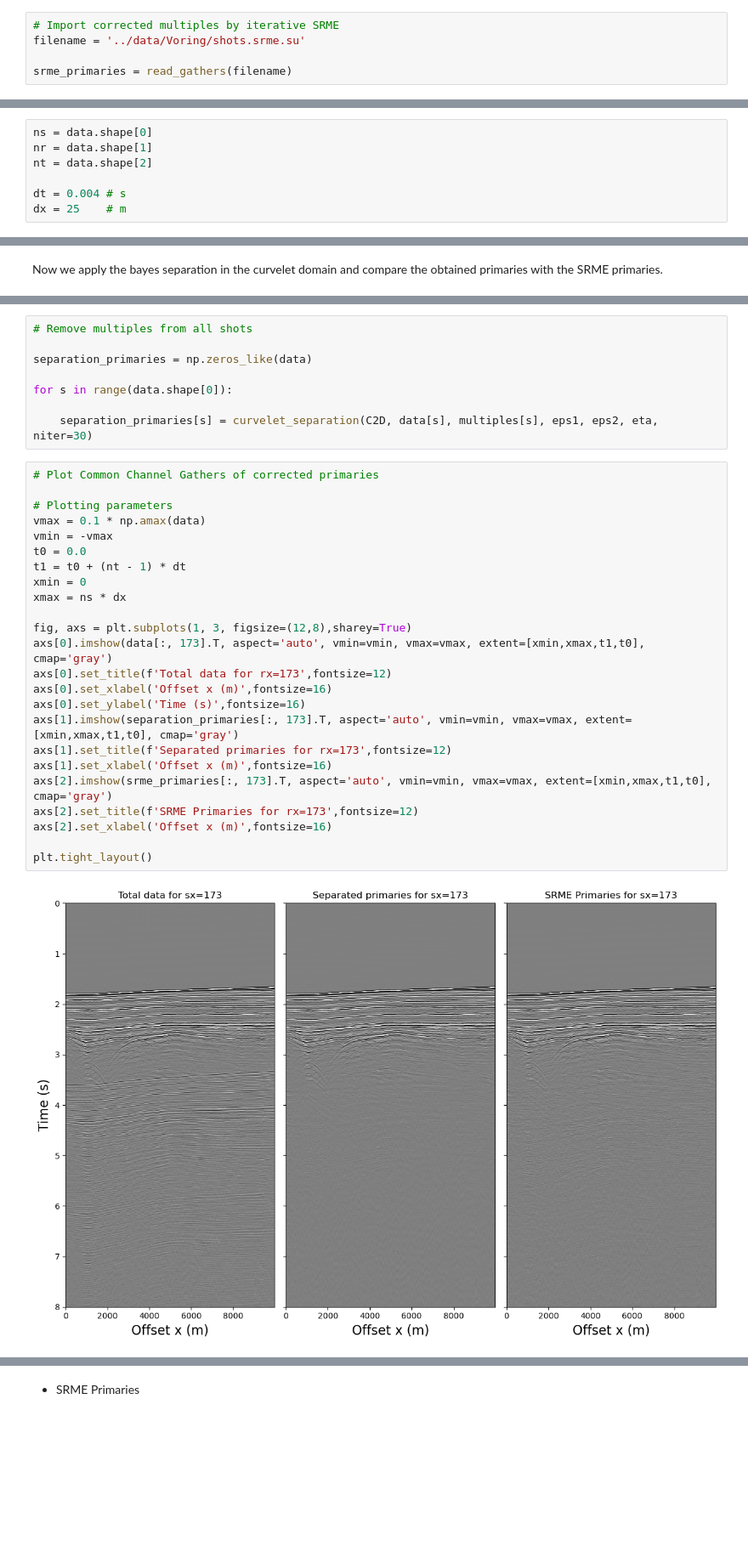
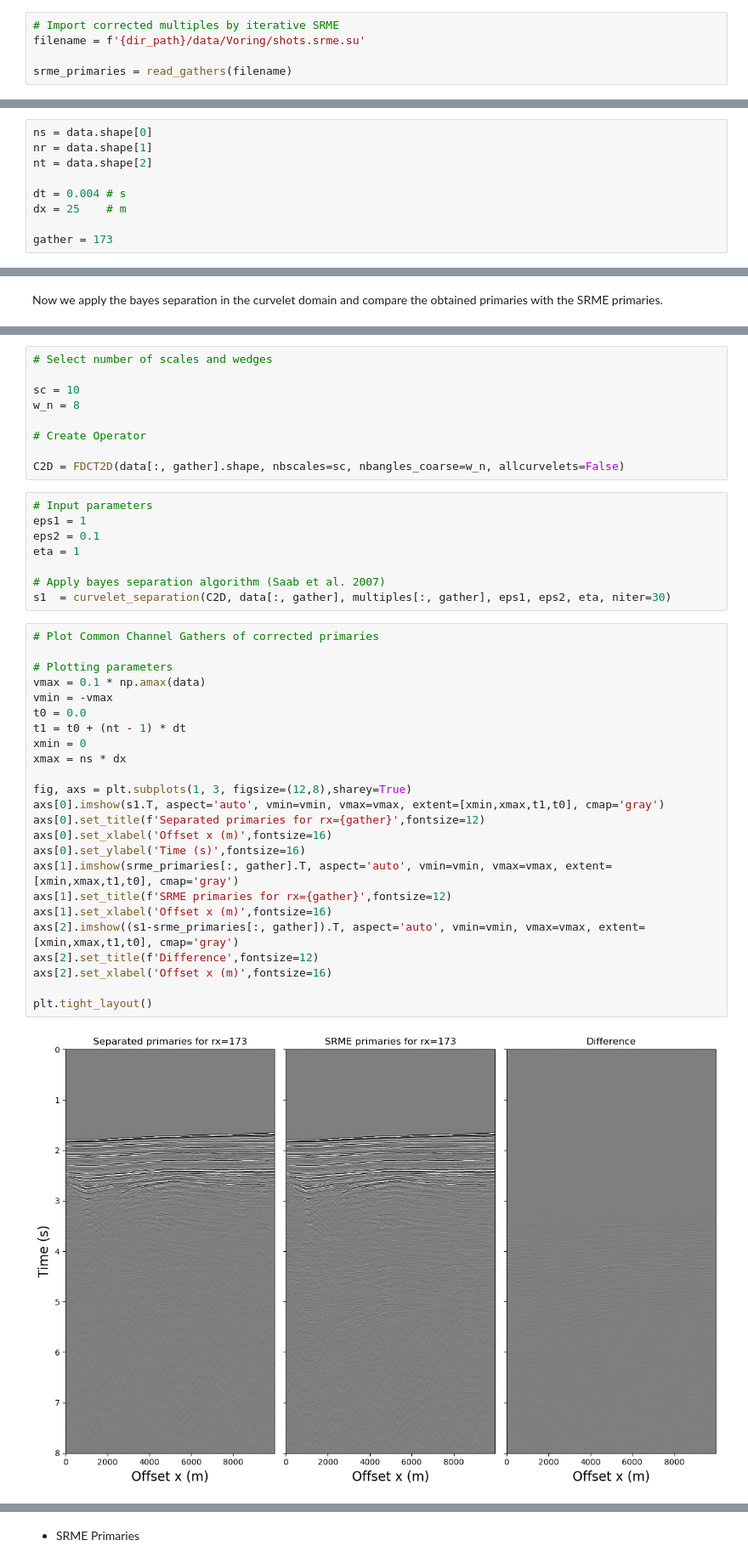
Before and after one commit to DIG-Kaust/Adaptive-subtraction, a Jupyter notebook: notebooks/Primary_Multiple_Curvelet_Separation/Curvelet_Separation_real_data.ipynb, the cells around one changed output, grey strips where cells are left out. Shown at 85% size. Cells and saved outputs as stored; diff of their text form; blank space fills up the shorter version.

```diff
--- a/notebooks/Primary_Multiple_Curvelet_Separation/Curvelet_Separation_real_data.ipynb
+++ b/notebooks/Primary_Multiple_Curvelet_Separation/Curvelet_Separation_real_data.ipynb
@@ -43,7 +46,7 @@ filename = '../data/Voring/shots.multwav.su'
 multiples = read_gathers(filename)
 # %%
 # Import corrected multiples by iterative SRME
-filename = '../data/Voring/shots.srme.su'
+filename = f'{dir_path}/data/Voring/shots.srme.su'
 
 srme_primaries = read_gathers(filename)
 # %% [markdown]
@@ -55,6 +58,8 @@ nt = data.shape[2]
 
 dt = 0.004 # s
 dx = 25    # m
+
+gather = 173
 # %%
 # Plot some imported CSG
 
@@ -156,34 +160,43 @@ separation_primaries = np.load('../data/separation_primaries.npz')['arr_0']
 # %%
-# Remove multiples from all shots
+# Select number of scales and wedges
 
-separation_primaries = np.zeros_like(data)
+sc = 10
+w_n = 8
 
-for s in range(data.shape[0]):
+# Create Operator
 
-    separation_primaries[s] = curvelet_separation(C2D, data[s], multiples[s], eps1, eps2, eta, niter=30)
+C2D = FDCT2D(data[:, gather].shape, nbscales=sc, nbangles_coarse=w_n, allcurvelets=False)
+# %%
+# Input parameters
+eps1 = 1
+eps2 = 0.1
+eta = 1
+
+# Apply bayes separation algorithm (Saab et al. 2007)
+s1  = curvelet_separation(C2D, data[:, gather], multiples[:, gather], eps1, eps2, eta, niter=30)
 # %%
 # Plot Common Channel Gathers of corrected primaries
 
 # Plotting parameters
 vmax = 0.1 * np.amax(data)
 vmin = -vmax
 t0 = 0.0
 t1 = t0 + (nt - 1) * dt
 xmin = 0
 xmax = ns * dx
 
 fig, axs = plt.subplots(1, 3, figsize=(12,8),sharey=True)
-axs[0].imshow(data[:, 173].T, aspect='auto', vmin=vmin, vmax=vmax, extent=[xmin,xmax,t1,t0], cmap='gray')
-axs[0].set_title(f'Total data for rx=173',fontsize=12)
+axs[0].imshow(s1.T, aspect='auto', vmin=vmin, vmax=vmax, extent=[xmin,xmax,t1,t0], cmap='gray')
+axs[0].set_title(f'Separated primaries for rx={gather}',fontsize=12)
 axs[0].set_xlabel('Offset x (m)',fontsize=16)
 axs[0].set_ylabel('Time (s)',fontsize=16)
-axs[1].imshow(separation_primaries[:, 173].T, aspect='auto', vmin=vmin, vmax=vmax, extent=[xmin,xmax,t1,t0], cmap='gray')
-axs[1].set_title(f'Separated primaries for rx=173',fontsize=12)
+axs[1].imshow(srme_primaries[:, gather].T, aspect='auto', vmin=vmin, vmax=vmax, extent=[xmin,xmax,t1,t0], cmap='gray')
+axs[1].set_title(f'SRME primaries for rx={gather}',fontsize=12)
 axs[1].set_xlabel('Offset x (m)',fontsize=16)
-axs[2].imshow(srme_primaries[:, 173].T, aspect='auto', vmin=vmin, vmax=vmax, extent=[xmin,xmax,t1,t0], cmap='gray')
-axs[2].set_title(f'SRME Primaries for rx=173',fontsize=12)
+axs[2].imshow((s1-srme_primaries[:, gather]).T, aspect='auto', vmin=vmin, vmax=vmax, extent=[xmin,xmax,t1,t0], cmap='gray')
+axs[2].set_title(f'Difference',fontsize=12)
 axs[2].set_xlabel('Offset x (m)',fontsize=16)
 
 plt.tight_layout()
 # %% [output]
-[figure, old version]
+[figure, new version]
```
Also changed, not shown: parts of 14 cells of this notebook, 2 other files.
